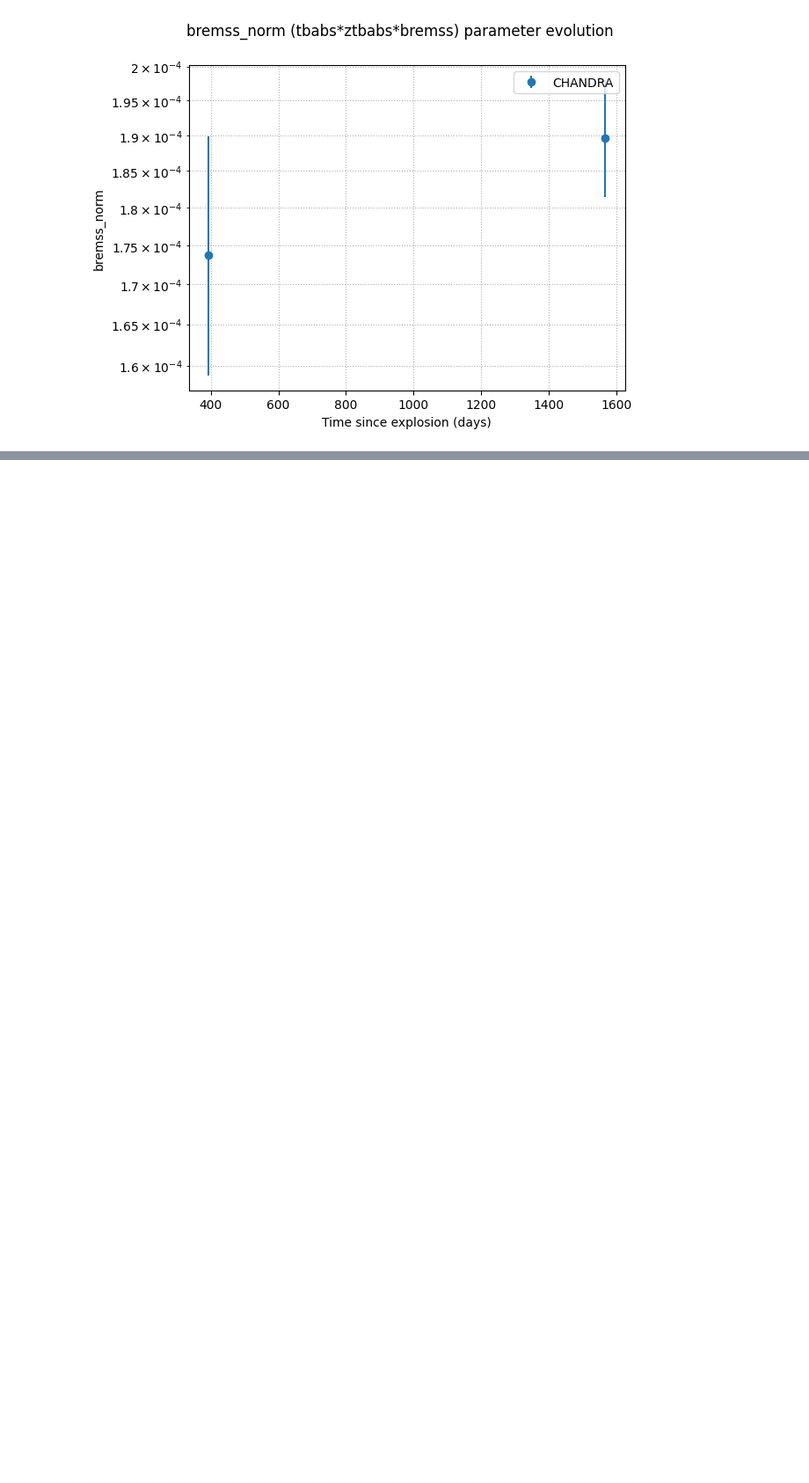
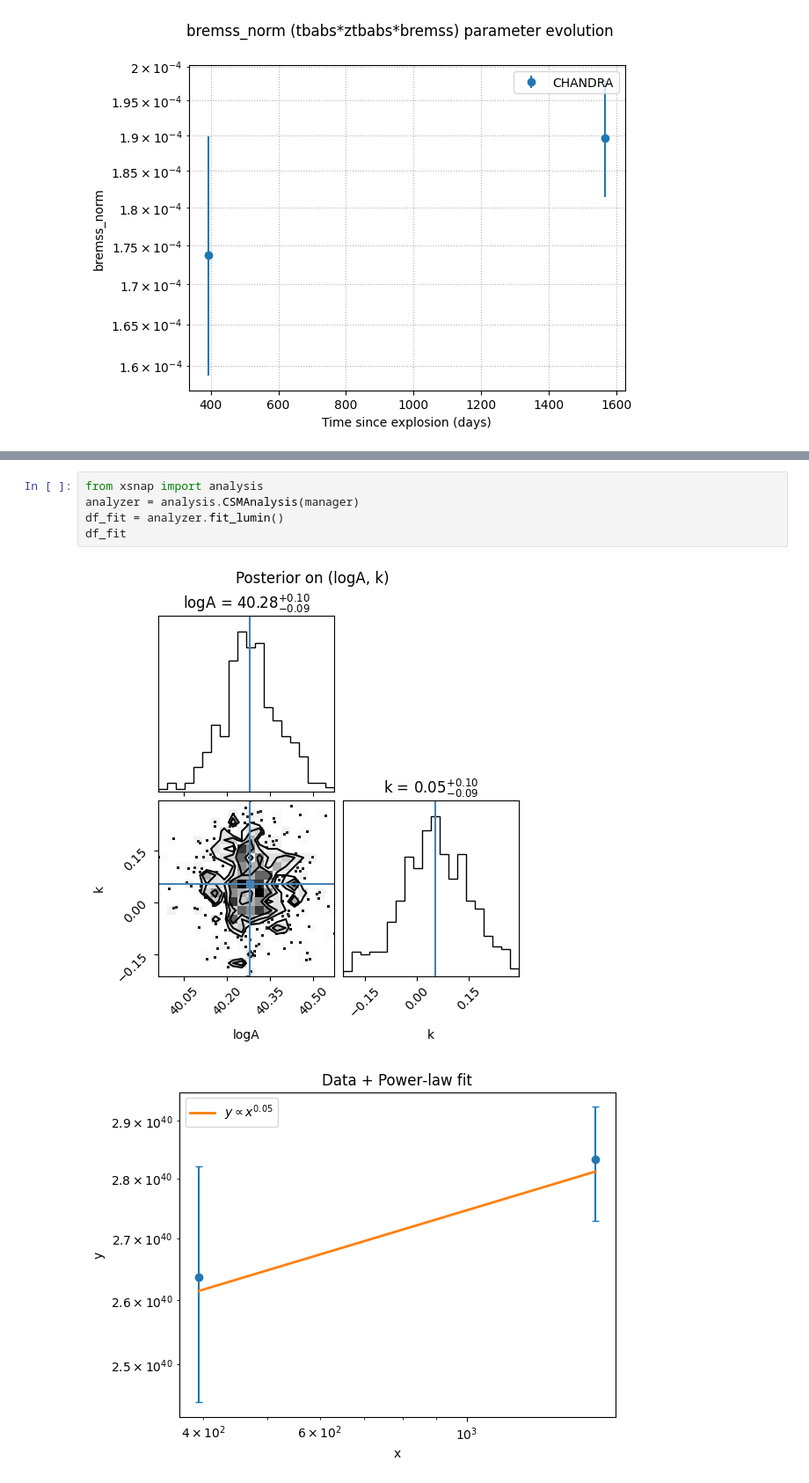
Before and after one commit to fercananything/XSNAP, a Jupyter notebook: notebook/Tutorial.ipynb, the cells around one changed output, grey strips where cells are left out. Shown at 88% size. Saved outputs shown, nothing was run; the diff lists cells and outputs as text; blank space fills up the shorter version.

```diff
--- a/notebook/SpectrumTutorial.ipynb
+++ b/notebook/Tutorial.ipynb
@@ -209,0 +214,8 @@ fig_params = manager.plot_params()
+# %%
+from xsnap import analysis
+analyzer = analysis.CSMAnalysis(manager)
+df_fit = analyzer.fit_lumin()
+df_fit
+# %% [output]
+[figure, added]
+[figure, added]
```
Also changed, not shown: parts of 6 cells of this notebook.
